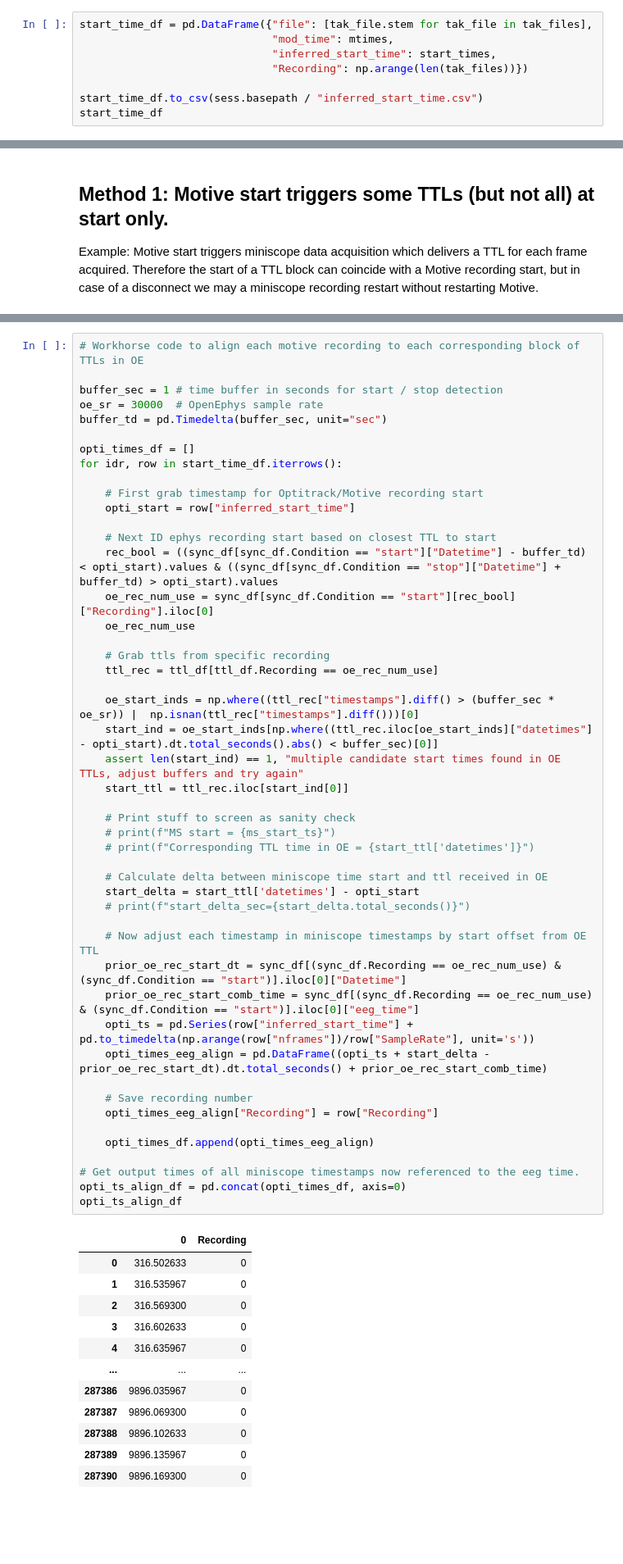
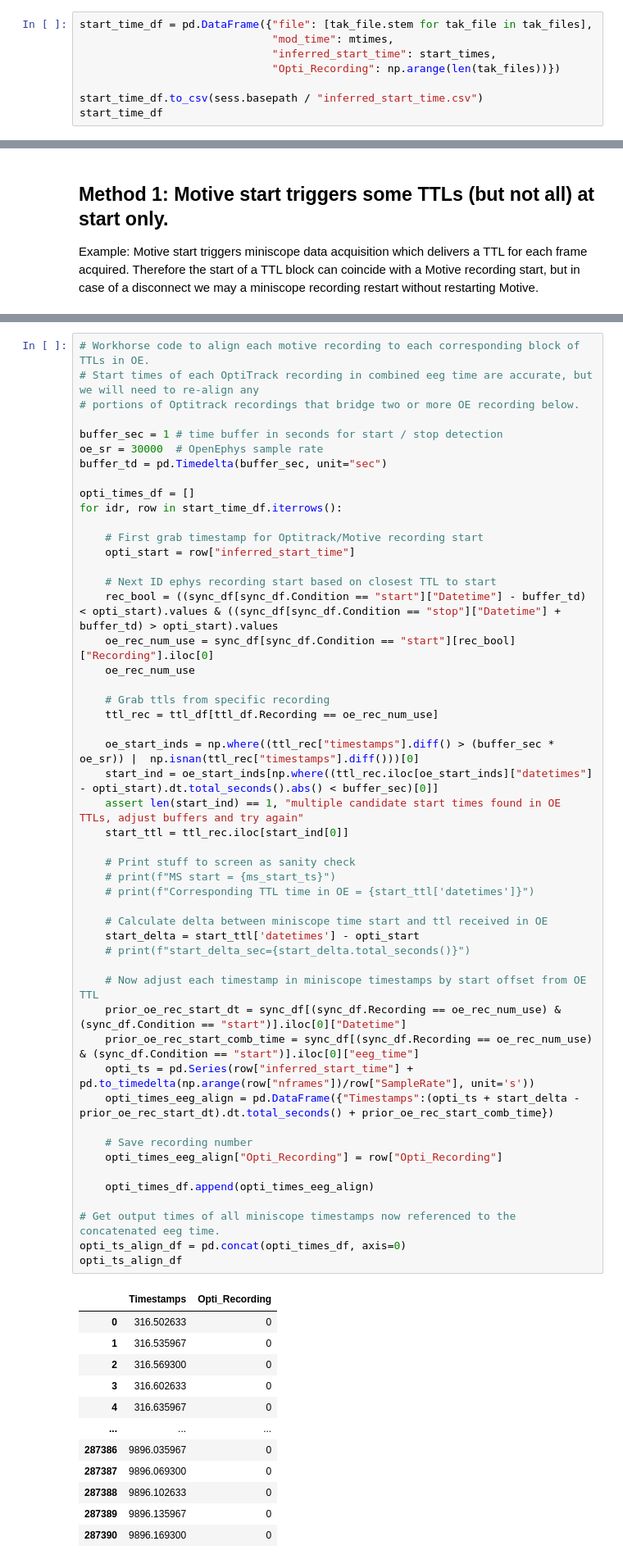
Before and after one commit to nkinsky/NeuroPy, a Jupyter notebook: notebooks/Data_align_Motive_to_OpenEphys.ipynb, the cells around one changed output, grey strips where cells are left out. Shown at 82% size. Cells and saved outputs as stored; diff of their text form; blank space fills up the shorter version.

```diff
--- a/notebooks/Data_align_Motive_to_OpenEphys.ipynb
+++ b/notebooks/Data_align_Motive_to_OpenEphys.ipynb
@@ -93,7 +95,7 @@ start_times
 start_time_df = pd.DataFrame({"file": [tak_file.stem for tak_file in tak_files],
                               "mod_time": mtimes,
                               "inferred_start_time": start_times,
-                              "Recording": np.arange(len(tak_files))})
+                              "Opti_Recording": np.arange(len(tak_files))})
 
 start_time_df.to_csv(sess.basepath / "inferred_start_time.csv")
 start_time_df
@@ -150,5 +151,7 @@ Timestamp('2022-02-17 10:45:12.649000-0500', tz='America/Detroit')
 # %%
-# Workhorse code to align each motive recording to each corresponding block of TTLs in OE
+# Workhorse code to align each motive recording to each corresponding block of TTLs in OE.
+# Start times of each OptiTrack recording in combined eeg time are accurate, but we will need to re-align any
+# portions of Optitrack recordings that bridge two or more OE recording below.
 
 buffer_sec = 1 # time buffer in seconds for start / stop detection
 oe_sr = 30000  # OpenEphys sample rate
@@ -166,37 +169,37 @@ for idr, row in start_time_df.iterrows():
     oe_rec_num_use
 
     # Grab ttls from specific recording
     ttl_rec = ttl_df[ttl_df.Recording == oe_rec_num_use]
 
     oe_start_inds = np.where((ttl_rec["timestamps"].diff() > (buffer_sec * oe_sr)) |  np.isnan(ttl_rec["timestamps"].diff()))[0]
     start_ind = oe_start_inds[np.where((ttl_rec.iloc[oe_start_inds]["datetimes"] - opti_start).dt.total_seconds().abs() < buffer_sec)[0]]
     assert len(start_ind) == 1, "multiple candidate start times found in OE TTLs, adjust buffers and try again"
     start_ttl = ttl_rec.iloc[start_ind[0]]
 
     # Print stuff to screen as sanity check
     # print(f"MS start = {ms_start_ts}")
     # print(f"Corresponding TTL time in OE = {start_ttl['datetimes']}")
 
     # Calculate delta between miniscope time start and ttl received in OE
     start_delta = start_ttl['datetimes'] - opti_start
     # print(f"start_delta_sec={start_delta.total_seconds()}")
 
     # Now adjust each timestamp in miniscope timestamps by start offset from OE TTL
     prior_oe_rec_start_dt = sync_df[(sync_df.Recording == oe_rec_num_use) & (sync_df.Condition == "start")].iloc[0]["Datetime"]
     prior_oe_rec_start_comb_time = sync_df[(sync_df.Recording == oe_rec_num_use) & (sync_df.Condition == "start")].iloc[0]["eeg_time"]
     opti_ts = pd.Series(row["inferred_start_time"] +  pd.to_timedelta(np.arange(row["nframes"])/row["SampleRate"], unit='s'))
-    opti_times_eeg_align = pd.DataFrame((opti_ts + start_delta - prior_oe_rec_start_dt).dt.total_seconds() + prior_oe_rec_start_comb_time)
+    opti_times_eeg_align = pd.DataFrame({"Timestamps":(opti_ts + start_delta - prior_oe_rec_start_dt).dt.total_seconds() + prior_oe_rec_start_comb_time})
 
     # Save recording number
-    opti_times_eeg_align["Recording"] = row["Recording"]
+    opti_times_eeg_align["Opti_Recording"] = row["Opti_Recording"]
 
     opti_times_df.append(opti_times_eeg_align)
 
-# Get output times of all miniscope timestamps now referenced to the eeg time.
+# Get output times of all miniscope timestamps now referenced to the concatenated eeg time.
 opti_ts_align_df = pd.concat(opti_times_df, axis=0)
 opti_ts_align_df
 # %% [output]
-|  | 0 | Recording |
+|  | Timestamps | Opti_Recording |
 | 0 | 316.502633 | 0 |
 | 1 | 316.535967 | 0 |
 | 2 | 316.569300 | 0 |
```
Also changed, not shown: parts of 35 cells of this notebook.
